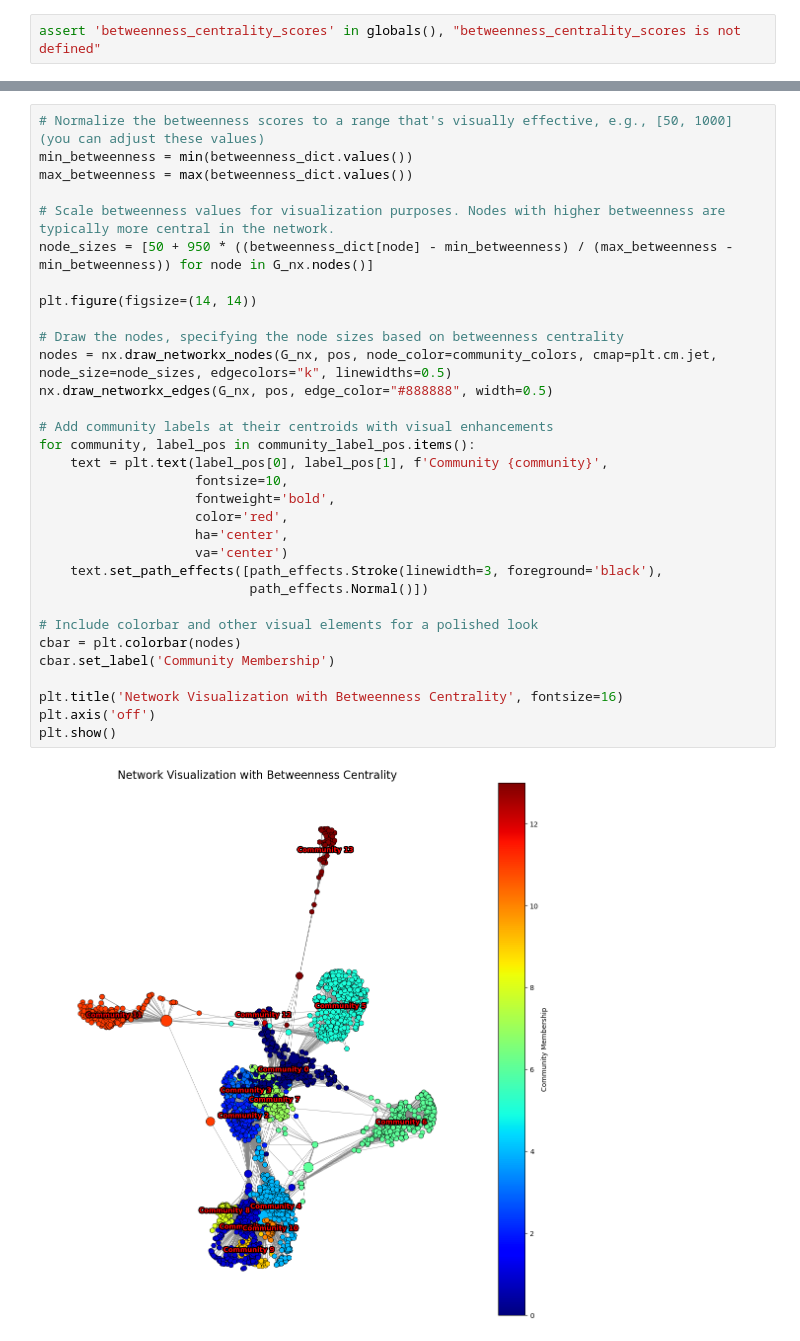
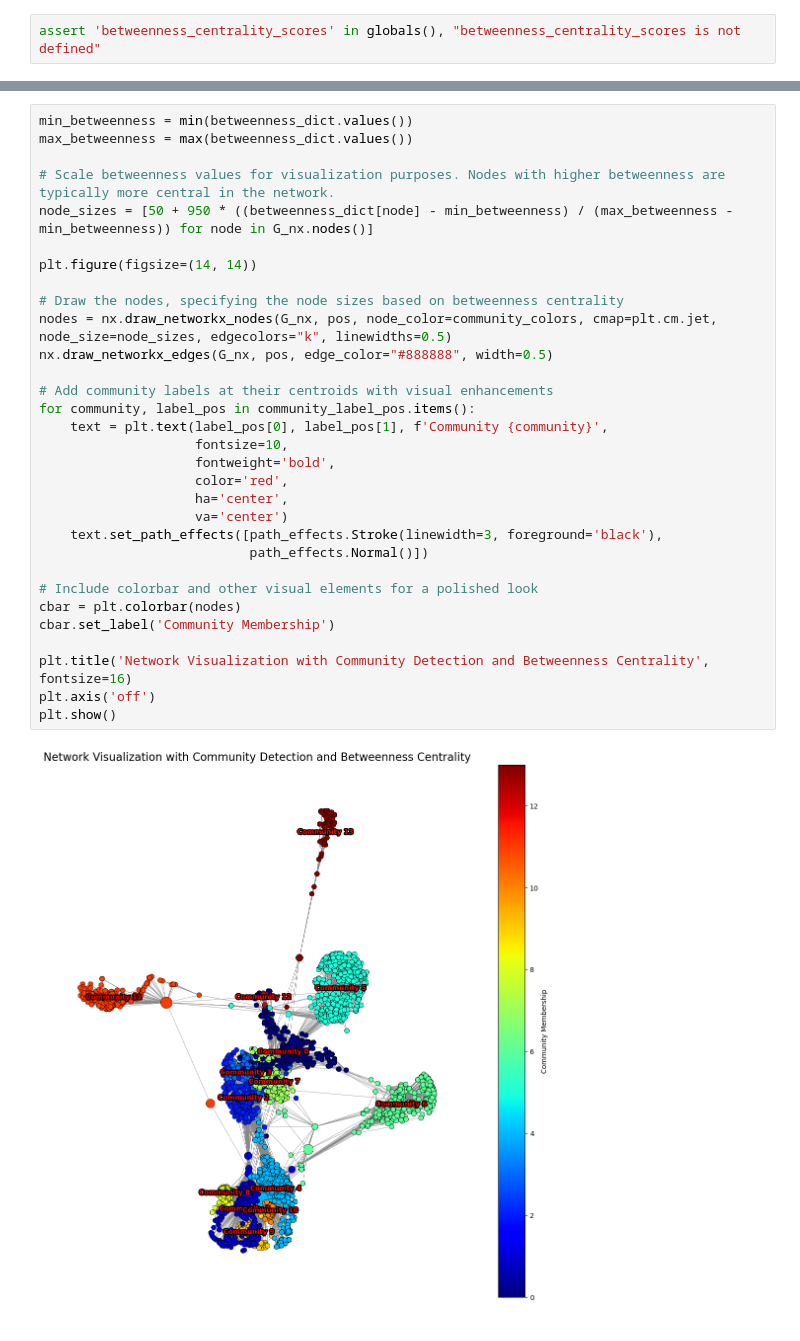
Before and after one commit to yaxan/Facebook_RAPIDS_cuGraph, a Jupyter notebook: Facebook_Graphs.ipynb, the cells around one changed output, grey strips where cells are left out. Cells and saved outputs as stored; diff of their text form.

```diff
--- a/Facebook_Graphs.ipynb
+++ b/Facebook_Graphs.ipynb
@@ -244,36 +237,35 @@ assert 'betweenness_centrality_scores' in globals(), "betweenness_centrality_sco
 # Adjust the column names if they're different in your DataFrame.
 betweenness_dict = betweenness_centrality_scores.set_index('vertex')['betweenness_centrality'].to_dict()
 # %%
-# Normalize the betweenness scores to a range that's visually effective, e.g., [50, 1000] (you can adjust these values)
 min_betweenness = min(betweenness_dict.values())
 max_betweenness = max(betweenness_dict.values())
 
 # Scale betweenness values for visualization purposes. Nodes with higher betweenness are typically more central in the network.
 node_sizes = [50 + 950 * ((betweenness_dict[node] - min_betweenness) / (max_betweenness - min_betweenness)) for node in G_nx.nodes()]
 
 plt.figure(figsize=(14, 14))
 
 # Draw the nodes, specifying the node sizes based on betweenness centrality
 nodes = nx.draw_networkx_nodes(G_nx, pos, node_color=community_colors, cmap=plt.cm.jet, node_size=node_sizes, edgecolors="k", linewidths=0.5)
 nx.draw_networkx_edges(G_nx, pos, edge_color="#888888", width=0.5)
 
 # Add community labels at their centroids with visual enhancements
 for community, label_pos in community_label_pos.items():
     text = plt.text(label_pos[0], label_pos[1], f'Community {community}',
                     fontsize=10,
                     fontweight='bold',
                     color='red',
                     ha='center',
                     va='center')
     text.set_path_effects([path_effects.Stroke(linewidth=3, foreground='black'),
                            path_effects.Normal()])
 
 # Include colorbar and other visual elements for a polished look
 cbar = plt.colorbar(nodes)
 cbar.set_label('Community Membership')
 
-plt.title('Network Visualization with Betweenness Centrality', fontsize=16)
+plt.title('Network Visualization with Community Detection and Betweenness Centrality', fontsize=16)
 plt.axis('off')
 plt.show()
 # %% [output]
-[figure, old version]
+[figure, new version]
```
Also changed, not shown: parts of 4 cells of this notebook.
